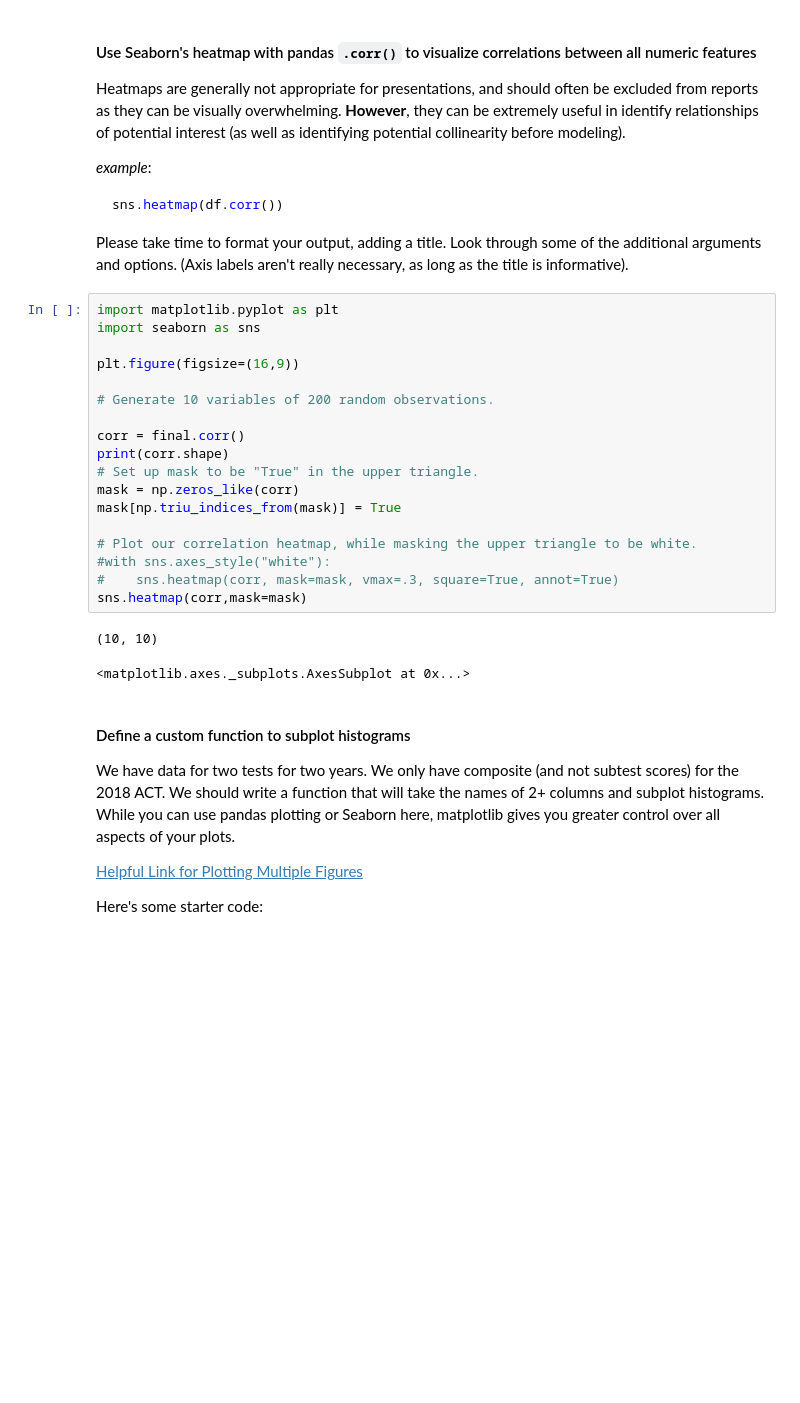
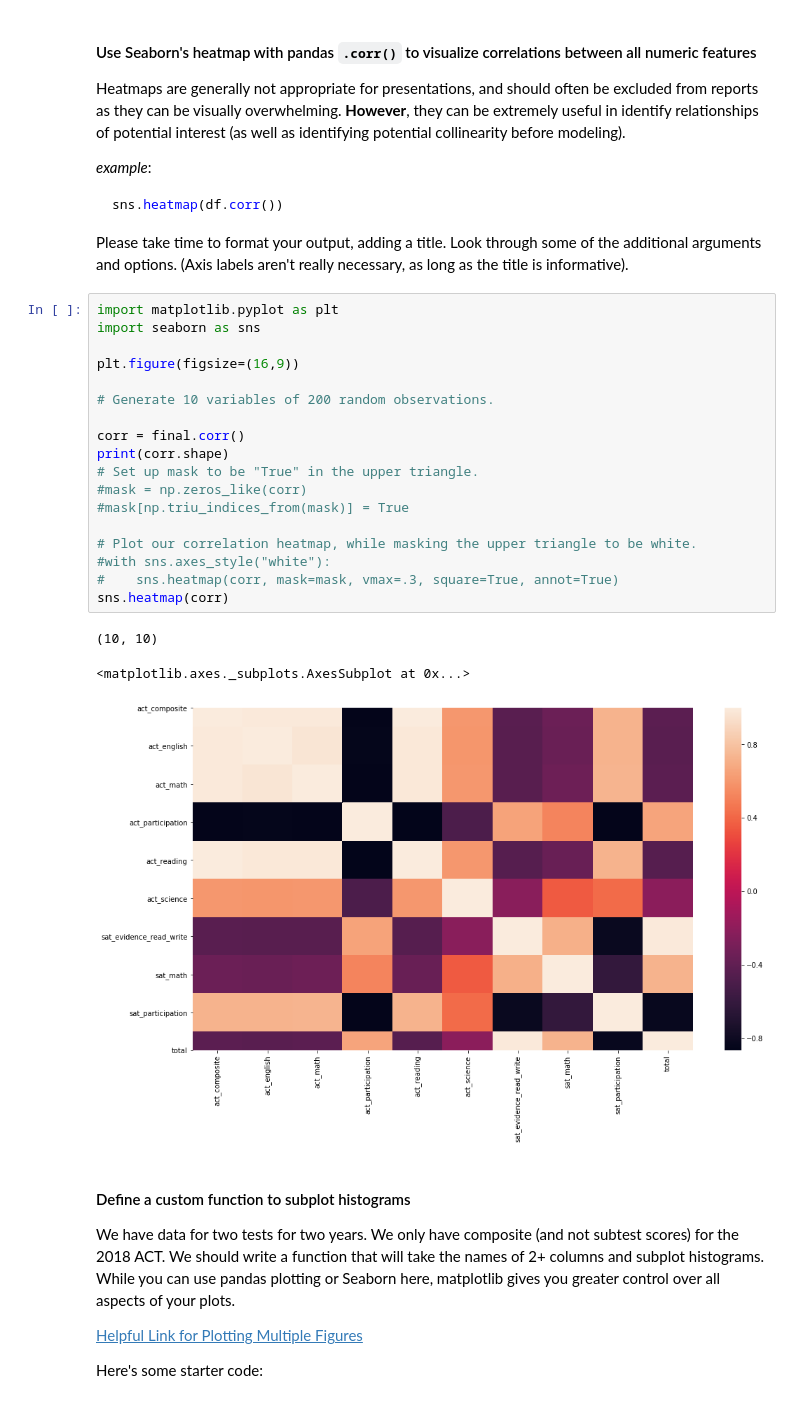
Before and after one commit to liJiansheng/DSI12Projects, a Jupyter notebook: project_1/code/project1_js.ipynb, the cells around one changed output. Drawn from its saved outputs; the diff is of its cells as text; blank space fills up the shorter version.

```diff
--- a/project_1/code/project1_js.ipynb
+++ b/project_1/code/project1_js.ipynb
@@ -654,24 +667,25 @@ Please take time to format your output, adding a title. Look through some of the
 # %%
 import matplotlib.pyplot as plt
 import seaborn as sns
 
 plt.figure(figsize=(16,9))
 
 # Generate 10 variables of 200 random observations.
 
 corr = final.corr()
 print(corr.shape)
 # Set up mask to be "True" in the upper triangle.
-mask = np.zeros_like(corr)
-mask[np.triu_indices_from(mask)] = True
+#mask = np.zeros_like(corr)
+#mask[np.triu_indices_from(mask)] = True
 
 # Plot our correlation heatmap, while masking the upper triangle to be white.
 #with sns.axes_style("white"):
 #    sns.heatmap(corr, mask=mask, vmax=.3, square=True, annot=True)
-sns.heatmap(corr,mask=mask)
+sns.heatmap(corr)
 # %% [output]
 (10, 10)
 <matplotlib.axes._subplots.AxesSubplot at 0x...>
+[figure, added]
 # %% [markdown]
 #### Define a custom function to subplot histograms
 
```
Also changed, not shown: parts of 7 cells of this notebook, 1 other file.
